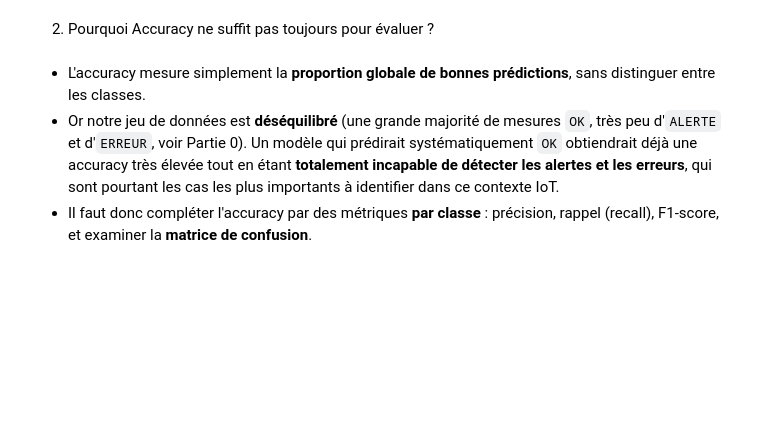
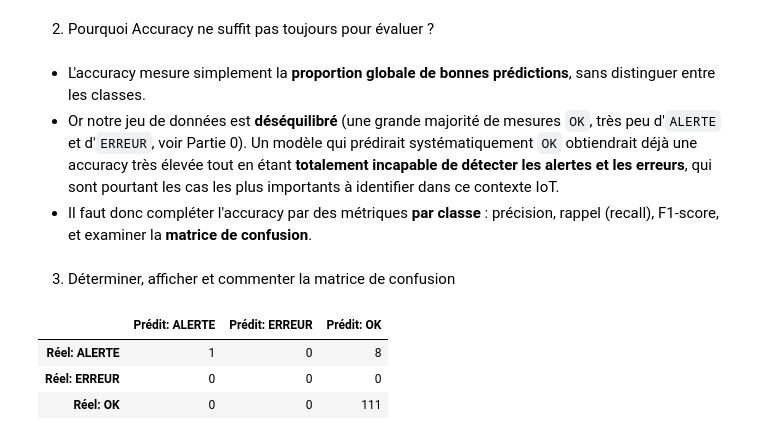
Before and after one commit to Youssoupha-ndiaye/TP_Scikit-learn_ODC_IA, a Jupyter notebook: atelier_scikit-learn_iot/notebooks/atelier_ scikit-learn_iot.ipynb, the cells around one changed output. Drawn from its saved outputs; the diff is of its cells as text; code cells hidden in the pictures; blank space fills up the shorter version.

Commit message:
Partie 7 : Question 3 : Déterminer, afficher et commenter la matrice de confusion ?

```diff
--- a/atelier_scikit-learn_iot/notebooks/atelier_ scikit-learn_iot.ipynb
+++ b/atelier_scikit-learn_iot/notebooks/atelier_ scikit-learn_iot.ipynb
@@ -389,3 +389,18 @@ Accuracy du modèle : 93.33%
   erreurs**, qui sont pourtant les cas les plus importants à identifier dans ce contexte IoT.
 - Il faut donc compléter l'accuracy par des métriques **par classe** : précision, rappel (recall),
   F1-score, et examiner la **matrice de confusion**.
+# %% [markdown]
+3) Déterminer, afficher et commenter la matrice de confusion
+# %%
+from sklearn.metrics import confusion_matrix
+
+classes = sorted(y.unique())
+cm = confusion_matrix(y_test, y_pred, labels=classes)
+
+cm_df = pd.DataFrame(cm, index=[f"Réel: {c}" for c in classes], columns=[f"Prédit: {c}" for c in classes])
+cm_df
+# %% [output]
+|  | Prédit: ALERTE | Prédit: ERREUR | Prédit: OK |
+| Réel: ALERTE | 1 | 0 | 8 |
+| Réel: ERREUR | 0 | 0 | 0 |
+| Réel: OK | 0 | 0 | 111 |
```
